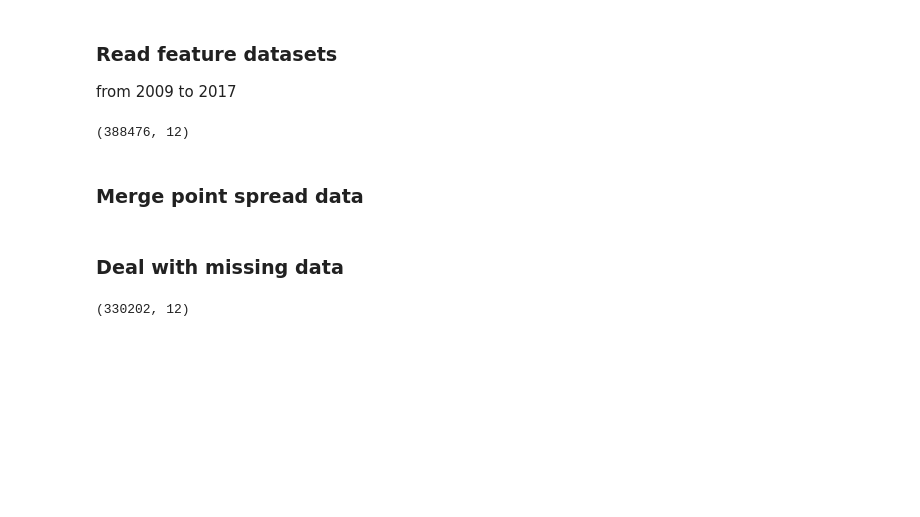
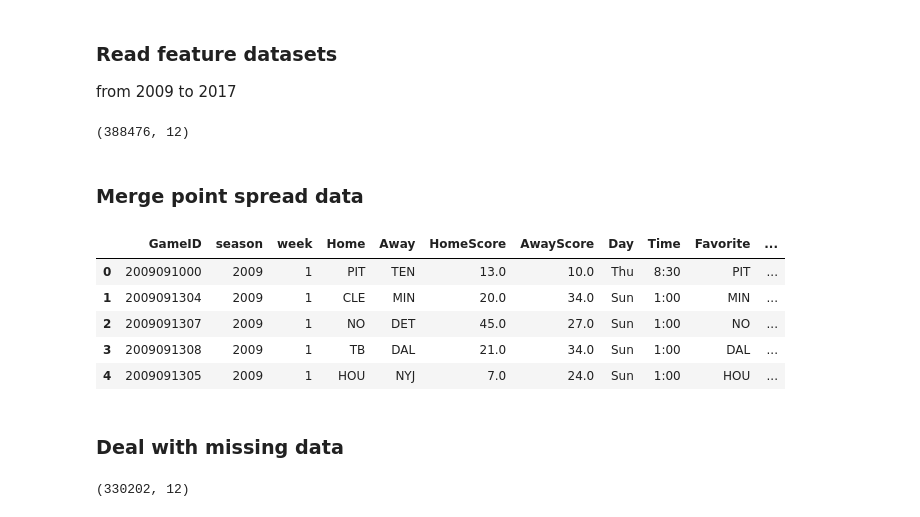
Before and after one commit to tyagi-iiitv/NFLLive, a Jupyter notebook: Bucketing.ipynb, the cells around one changed output. Drawn from its saved outputs; the diff is of its cells as text; code cells hidden in the pictures; blank space fills up the shorter version.

Commit message:
Merged the point spread with the main data

```diff
--- a/Bucketing.ipynb
+++ b/Bucketing.ipynb
@@ -53,0 +40,11 @@ spread = pd.read_csv('data/point_spread.csv')
+# %%
+spread_data = pd.read_csv('data/point_spread.csv')
+# %%
+spread_data.head()
+# %% [output]
+|  | GameID | season | week | Home | Away | HomeScore | AwayScore | Day | Time | Favorite | ... |
+| 0 | 2009091000 | 2009 | 1 | PIT | TEN | 13.0 | 10.0 | Thu | 8:30 | PIT | ... |
+| 1 | 2009091304 | 2009 | 1 | CLE | MIN | 20.0 | 34.0 | Sun | 1:00 | MIN | ... |
+| 2 | 2009091307 | 2009 | 1 | NO | DET | 45.0 | 27.0 | Sun | 1:00 | NO | ... |
+| 3 | 2009091308 | 2009 | 1 | TB | DAL | 21.0 | 34.0 | Sun | 1:00 | DAL | ... |
+| 4 | 2009091305 | 2009 | 1 | HOU | NYJ | 7.0 | 24.0 | Sun | 1:00 | HOU | ... |
```
Also changed, not shown: parts of 6 cells of this notebook, 7 other files.
